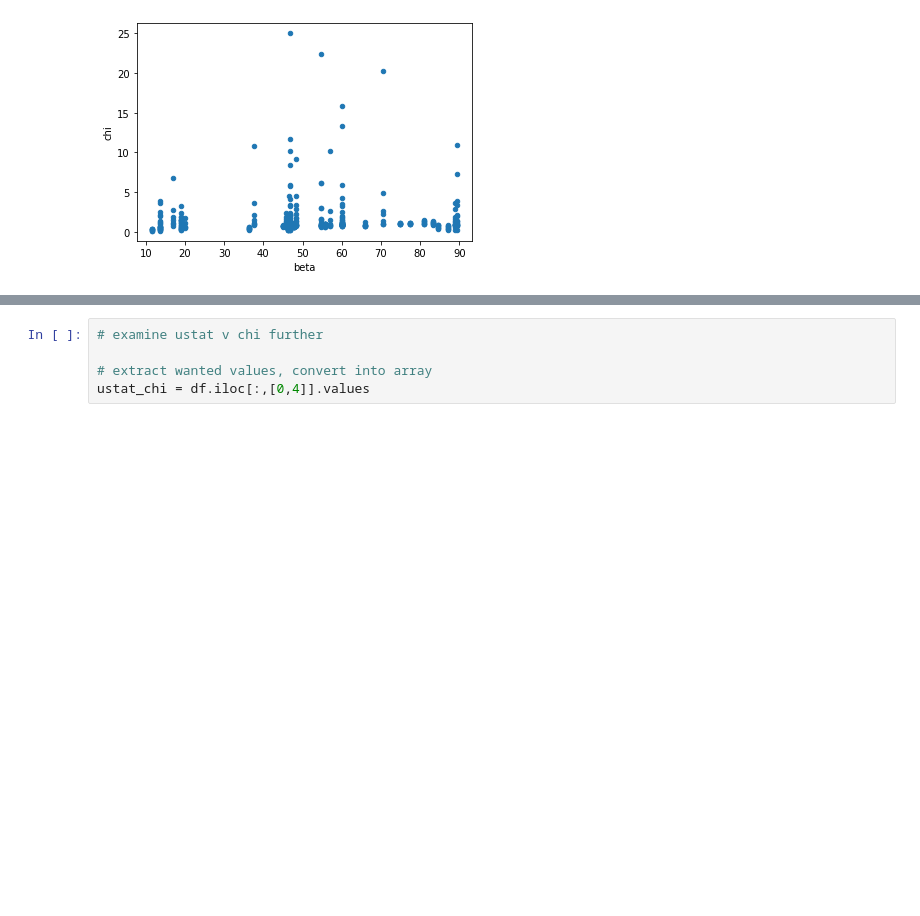
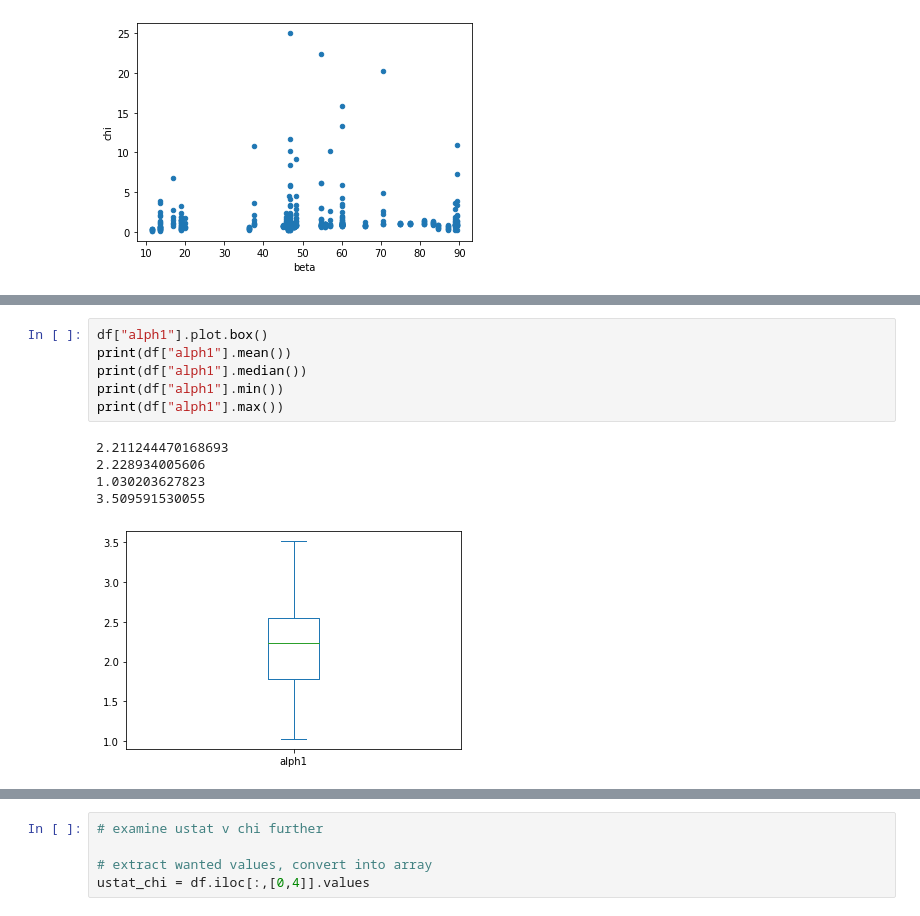
Before and after one commit to thejeffreyli/chi_rate_constant, a Jupyter notebook: nb/JN Day 01 - Visualizing Chi Data, Finding Patterns 06132022.ipynb, the cells around one changed output, grey strips where cells are left out. Cells and saved outputs as stored; diff of their text form; blank space fills up the shorter version.

```diff
--- a/Notebook Day 01 - Visualizing Chi Data, Finding Patterns 06132022.ipynb
+++ b/nb/JN Day 01 - Visualizing Chi Data, Finding Patterns 06132022.ipynb
@@ -56,0 +69,12 @@ scatter1 = df.plot.scatter(x='beta', y='chi')
+# %%
+df["alph1"].plot.box()
+print(df["alph1"].mean())
+print(df["alph1"].median())
+print(df["alph1"].min())
+print(df["alph1"].max())
+# %% [output]
+2.211244470168693
+2.228934005606
+1.030203627823
+3.509591530055
+[figure, added]
```
Also changed, not shown: parts of 4 cells of this notebook, 12 other files.
